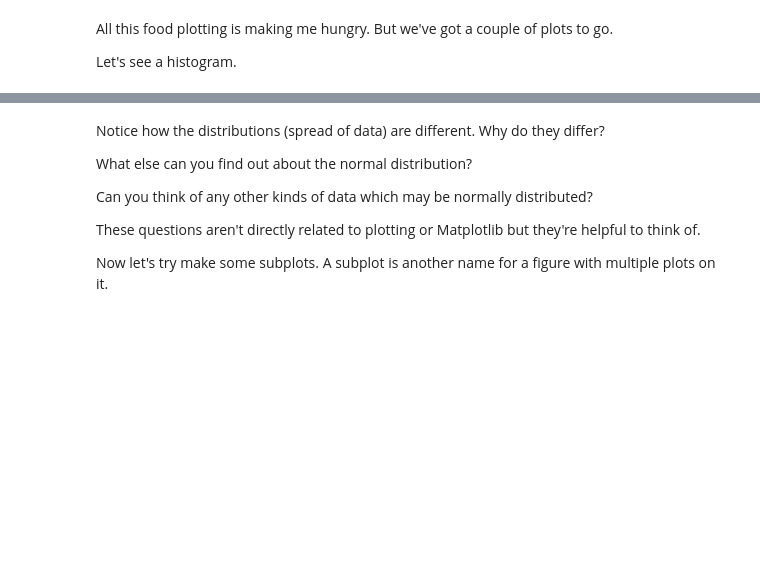
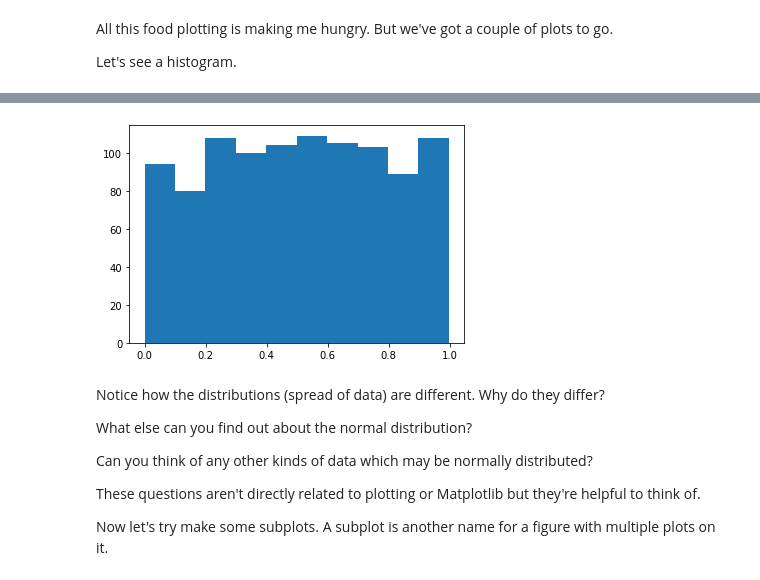
Before and after one commit to edwardsmoses/first-machine-learning-project, a Jupyter notebook: matplotlib-exercises.ipynb, the cells around one changed output, grey strips where cells are left out. Saved outputs shown, nothing was run; the diff lists cells and outputs as text; code cells hidden in the pictures; blank space fills up the shorter version.

```diff
--- a/matplotlib-exercises.ipynb
+++ b/matplotlib-exercises.ipynb
@@ -161,8 +176,12 @@ Let's see a histogram.
 # %%
 # Create a NumPy array of 1000 random numbers and save it to X
+x = np.random.random(size=1000);
 
 
 # Create a histogram plot of X
+plt.hist(x);
+# %% [output]
+[figure, added]
 # %% [markdown]
 Notice how the distributions (spread of data) are different. Why do they differ?
 
```
Also changed, not shown: parts of 29 cells of this notebook, 1 other file.
